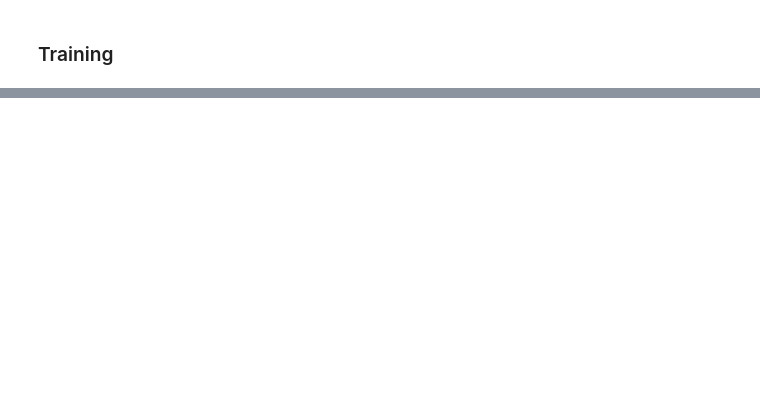
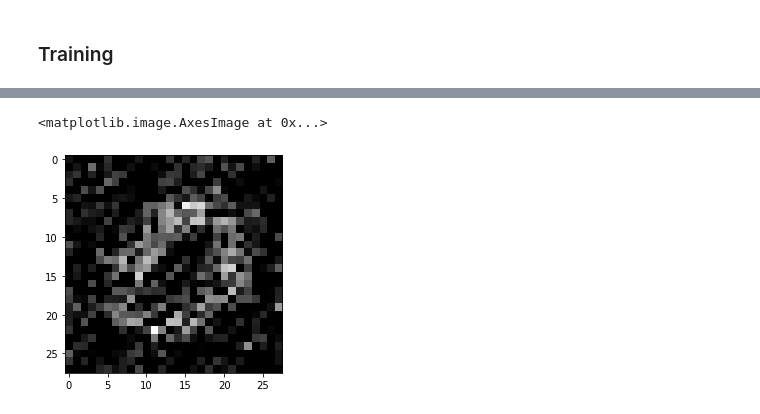
Before and after one commit to JunruL/Variational-Autoencoder, a Jupyter notebook: VAE.ipynb, the cells around one changed output, grey strips where cells are left out. Drawn from its saved outputs; the diff is of its cells as text; code cells hidden in the pictures; blank space fills up the shorter version.

Commit message:
Updated training part

```diff
--- a/VAE.ipynb
+++ b/VAE.ipynb
@@ -202,7 +205,7 @@ def compute_elbo(x, x_prime, mu, sigma, log_sigma):
     kl = -1 * log_sigma + 0.5 * (torch.pow(sigma, 2) + torch.pow(mu, 2)) - 0.5
     elbo = -1 * mse - torch.sum(kl) / 32
 
-    return elbo
+    return -1 * elbo
 # %%
 elbo = compute_elbo(sample_data, x_prime, mean, sd, log_sd)
 print(elbo)
@@ -230,0 +240,10 @@ for epoch in range(epochs):
+# %%
+for data in train_dataloader:
+  sample_data, sample_label = data
+  break
+
+img_generated = vae(sample_data)[0][0][0].detach().numpy()
+plt.imshow(img_generated, cmap='gray')
+# %% [output]
+<matplotlib.image.AxesImage at 0x...>
+[figure, added]
```
Also changed, not shown: parts of 4 cells of this notebook.
